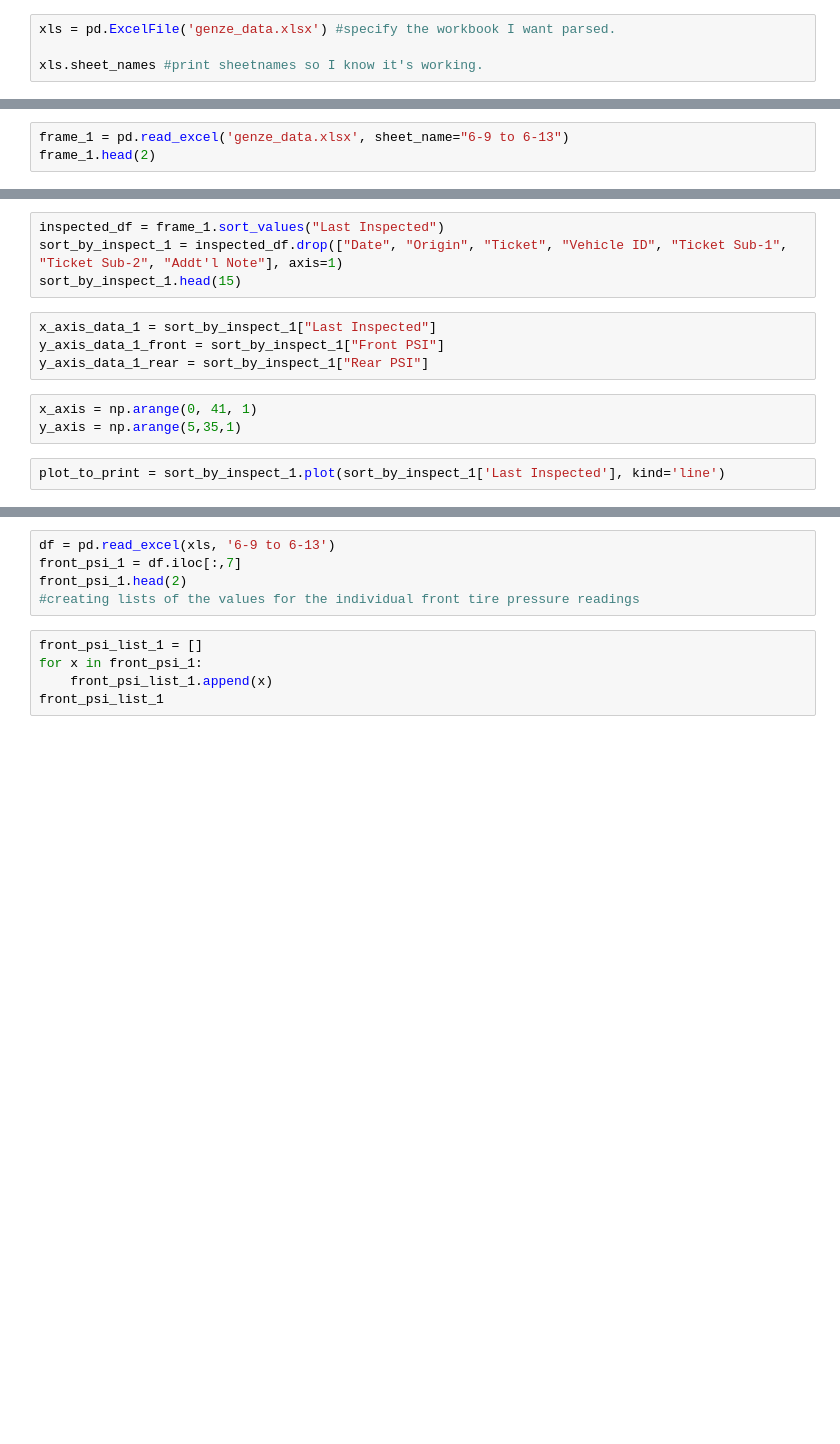
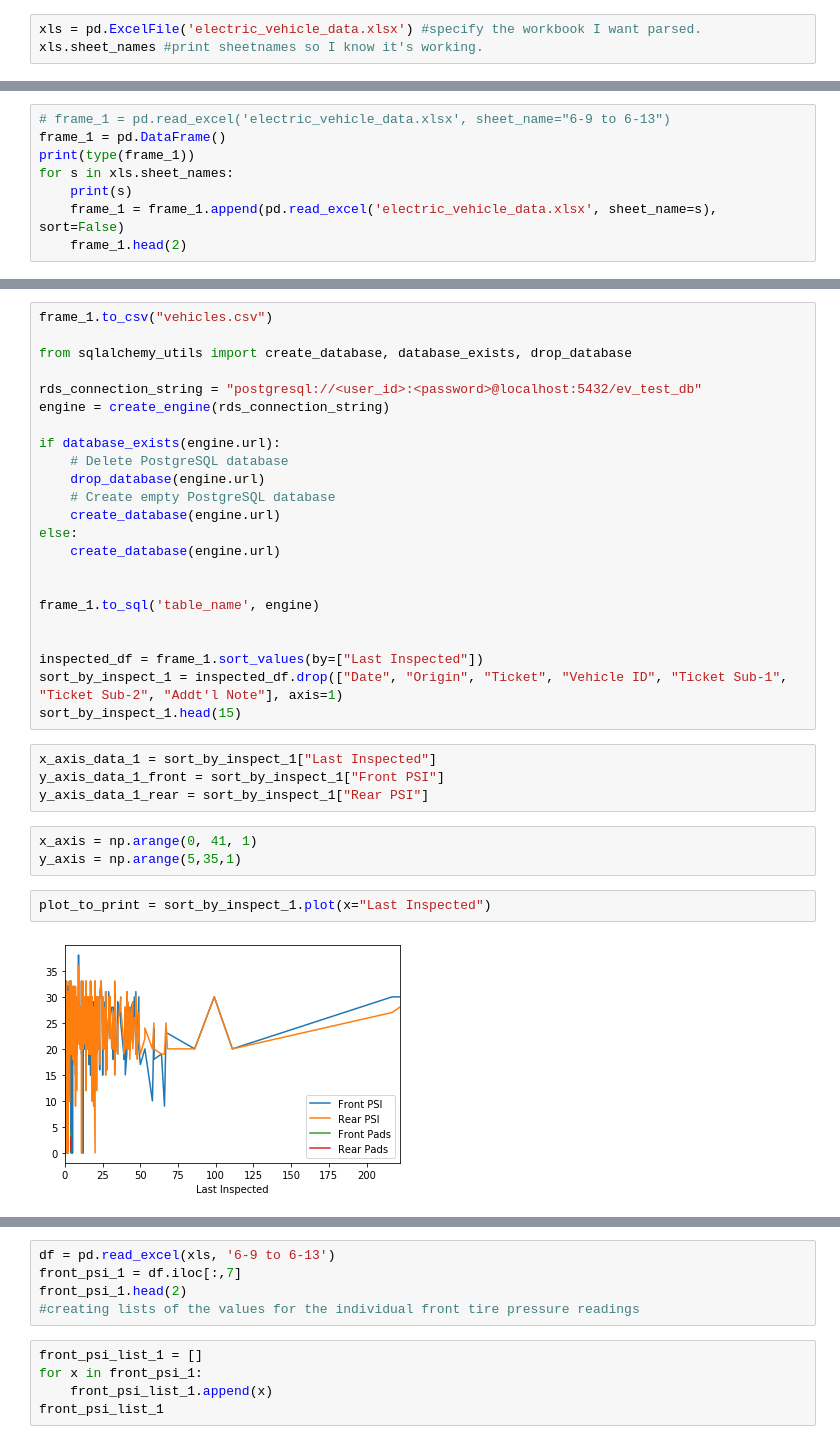
Before and after one commit to carsonlepre/ETL-project, a Jupyter notebook: pressures.ipynb, the cells around one changed output, grey strips where cells are left out. Drawn from its saved outputs; the diff is of its cells as text; blank space fills up the shorter version.

Commit message:
Generated basic graphs

```diff
--- a/pressures.ipynb
+++ b/pressures.ipynb
@@ -29,6 +16,5 @@ Base = automap_base()
 # %%
 Base.prepare(engine, reflect=True)
 # %%
-xls = pd.ExcelFile('genze_data.xlsx') #specify the workbook I want parsed.
-
+xls = pd.ExcelFile('electric_vehicle_data.xlsx') #specify the workbook I want parsed.
 xls.sheet_names #print sheetnames so I know it's working.
@@ -35,3 +28,8 @@ xls.sheet_names #print sheetnames so I know it's working.
 # %%
-frame_1 = pd.read_excel('genze_data.xlsx', sheet_name="6-9 to 6-13")
-frame_1.head(2)
+# frame_1 = pd.read_excel('electric_vehicle_data.xlsx', sheet_name="6-9 to 6-13")
+frame_1 = pd.DataFrame()
+print(type(frame_1))
+for s in xls.sheet_names:
+    print(s)
+    frame_1 = frame_1.append(pd.read_excel('electric_vehicle_data.xlsx', sheet_name=s), sort=False)
+    frame_1.head(2)
@@ -38,5 +44,24 @@ frame_1.head(2)
 # %%
-inspected_df = frame_1.sort_values("Last Inspected")
+frame_1.to_csv("vehicles.csv")
+
+from sqlalchemy_utils import create_database, database_exists, drop_database
+
+rds_connection_string = "postgresql://<user_id>:<password>@localhost:5432/ev_test_db"
+engine = create_engine(rds_connection_string)
+
+if database_exists(engine.url):
+    # Delete PostgreSQL database
+    drop_database(engine.url)
+    # Create empty PostgreSQL database
+    create_database(engine.url)
+else:
+    create_database(engine.url)
+
+
+frame_1.to_sql('table_name', engine)
+
+
+inspected_df = frame_1.sort_values(by=["Last Inspected"])
 sort_by_inspect_1 = inspected_df.drop(["Date", "Origin", "Ticket", "Vehicle ID", "Ticket Sub-1", "Ticket Sub-2", "Addt'l Note"], axis=1)
 sort_by_inspect_1.head(15)
 # %%
@@ -47,7 +72,9 @@ y_axis_data_1_rear = sort_by_inspect_1["Rear PSI"]
 x_axis = np.arange(0, 41, 1)
 y_axis = np.arange(5,35,1)
 # %%
-plot_to_print = sort_by_inspect_1.plot(sort_by_inspect_1['Last Inspected'], kind='line')
+plot_to_print = sort_by_inspect_1.plot(x="Last Inspected")
+# %% [output]
+[figure, added]
 # %%
 from matplotlib import pyplot as plt
 import pandas as pd
```
Also changed, not shown: parts of 5 cells of this notebook.
